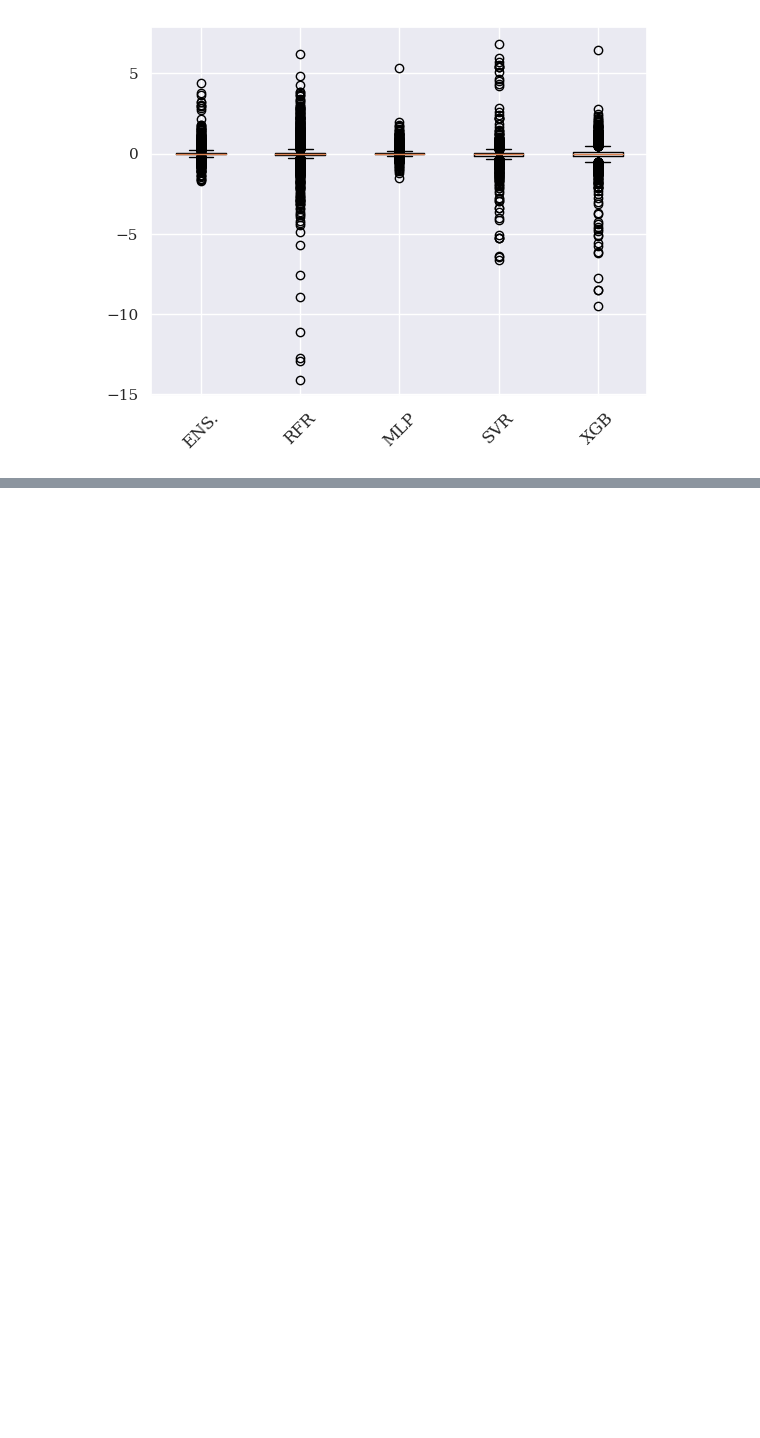
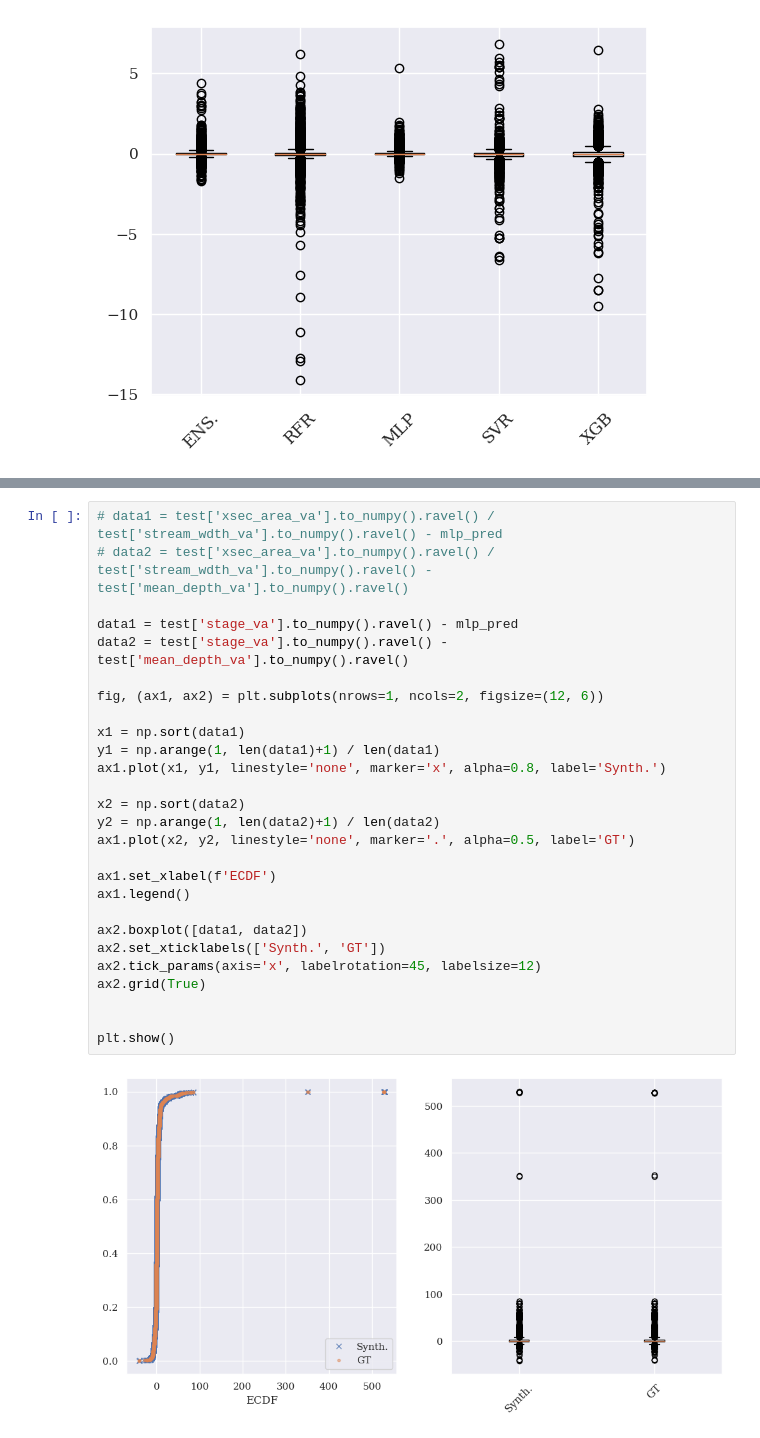
Before and after one commit to smhassanerfani/si2022, a Jupyter notebook: tauraat/ensemble_models.ipynb, the cells around one changed output, grey strips where cells are left out. Saved outputs shown, nothing was run; the diff lists cells and outputs as text; blank space fills up the shorter version.

```diff
--- a/tauraat/ensemble_models.ipynb
+++ b/tauraat/ensemble_models.ipynb
@@ -115,0 +122,29 @@ plt.show()
+# %%
+# data1 = test['xsec_area_va'].to_numpy().ravel() / test['stream_wdth_va'].to_numpy().ravel() - mlp_pred
+# data2 = test['xsec_area_va'].to_numpy().ravel() / test['stream_wdth_va'].to_numpy().ravel() - test['mean_depth_va'].to_numpy().ravel()
+
+data1 = test['stage_va'].to_numpy().ravel() - mlp_pred
+data2 = test['stage_va'].to_numpy().ravel() - test['mean_depth_va'].to_numpy().ravel()
+
+fig, (ax1, ax2) = plt.subplots(nrows=1, ncols=2, figsize=(12, 6))
+
+x1 = np.sort(data1)
+y1 = np.arange(1, len(data1)+1) / len(data1)
+ax1.plot(x1, y1, linestyle='none', marker='x', alpha=0.8, label='Synth.')
+
+x2 = np.sort(data2)
+y2 = np.arange(1, len(data2)+1) / len(data2)
+ax1.plot(x2, y2, linestyle='none', marker='.', alpha=0.5, label='GT')
+
+ax1.set_xlabel(f'ECDF')
+ax1.legend()
+
+ax2.boxplot([data1, data2])
+ax2.set_xticklabels(['Synth.', 'GT'])
+ax2.tick_params(axis='x', labelrotation=45, labelsize=12)
+ax2.grid(True)
+
+
+plt.show()
+# %% [output]
+[figure, added]
```
Also changed, not shown: parts of 1 cell of this notebook.
